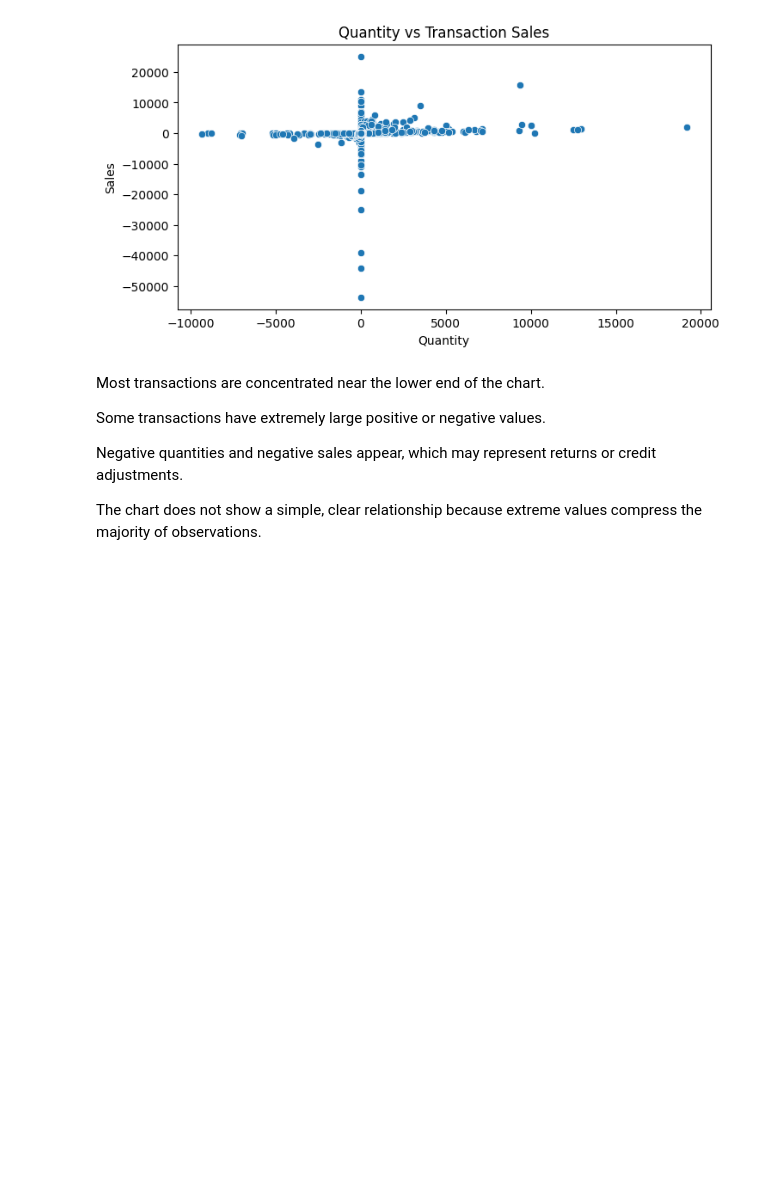
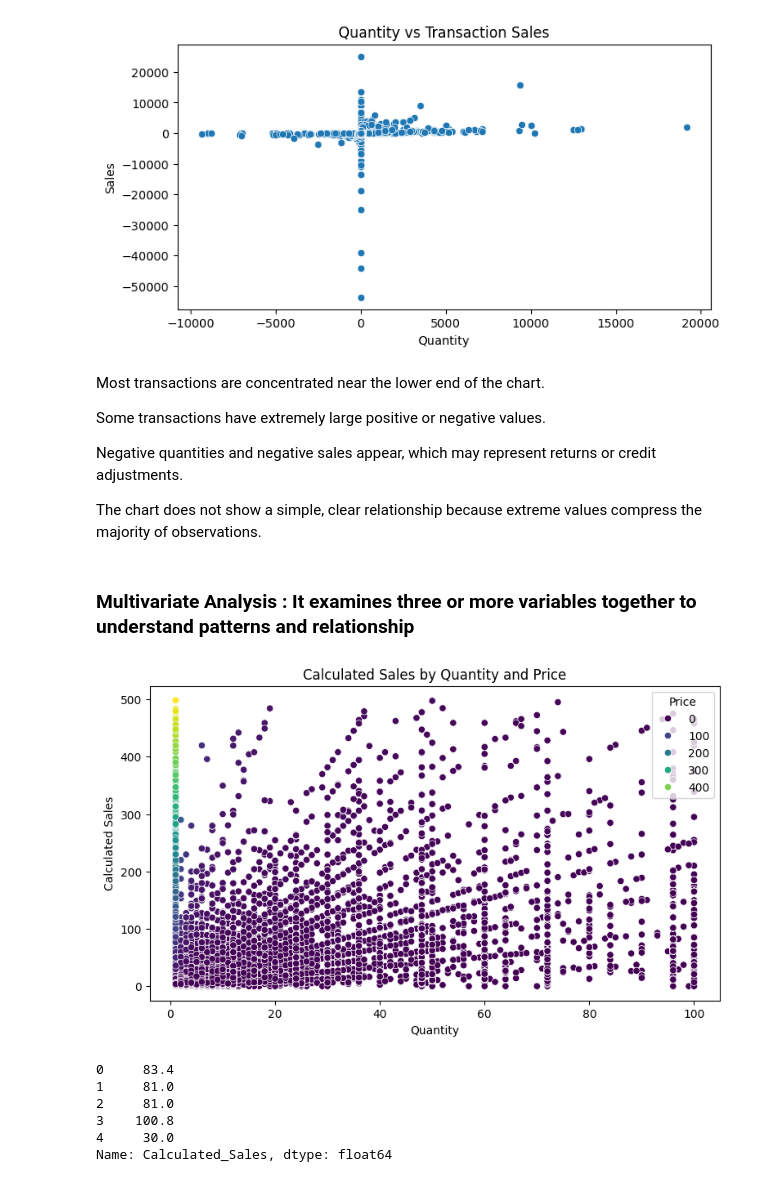
Before and after one commit to ivaibhavpawar1045/Python-Data-Analytics, a Jupyter notebook: 37_EDA_Advance_Business_Analysis/advanecd_analysis.ipynb, the cells around one changed output. Saved outputs shown, nothing was run; the diff lists cells and outputs as text; code cells hidden in the pictures; blank space fills up the shorter version.

Commit message:
Analyze multivariate retail sales patterns

```diff
--- a/37_EDA_Advance_Business_Analysis/advanecd_analysis.ipynb
+++ b/37_EDA_Advance_Business_Analysis/advanecd_analysis.ipynb
@@ -142,3 +142,40 @@ Negative quantities and negative sales appear, which may represent returns or cr
 
 
 The chart does not show a simple, clear relationship because extreme values compress the majority of observations.
+# %% [markdown]
+### Multivariate Analysis : It examines three or more variables together to understand patterns and relationship
+# %%
+# Visualize calculated sales using quantity and price
+sales_central = sales_data_clean.loc[
+    sales_data_clean["Quantity"].between(1, 100)
+    & sales_data_clean["Calculated_Sales"].between(0, 500)
+]
+
+plt.figure(figsize=(9, 5))
+
+sns.scatterplot(
+    data=sales_central,
+    x="Quantity",
+    y="Calculated_Sales",
+    hue="Price",
+    palette="viridis"
+)
+
+plt.title("Calculated Sales by Quantity and Price")
+plt.xlabel("Quantity")
+plt.ylabel("Calculated Sales")
+plt.show()
+# %% [output]
+[figure, added]
+# %%
+sales_data_clean["Calculated_Sales"] = (
+    sales_data_clean["Quantity"] * sales_data_clean["Price"]
+)
+sales_data_clean["Calculated_Sales"].head()
+# %% [output]
+0     83.4
+1     81.0
+2     81.0
+3    100.8
+4     30.0
+Name: Calculated_Sales, dtype: float64
```
